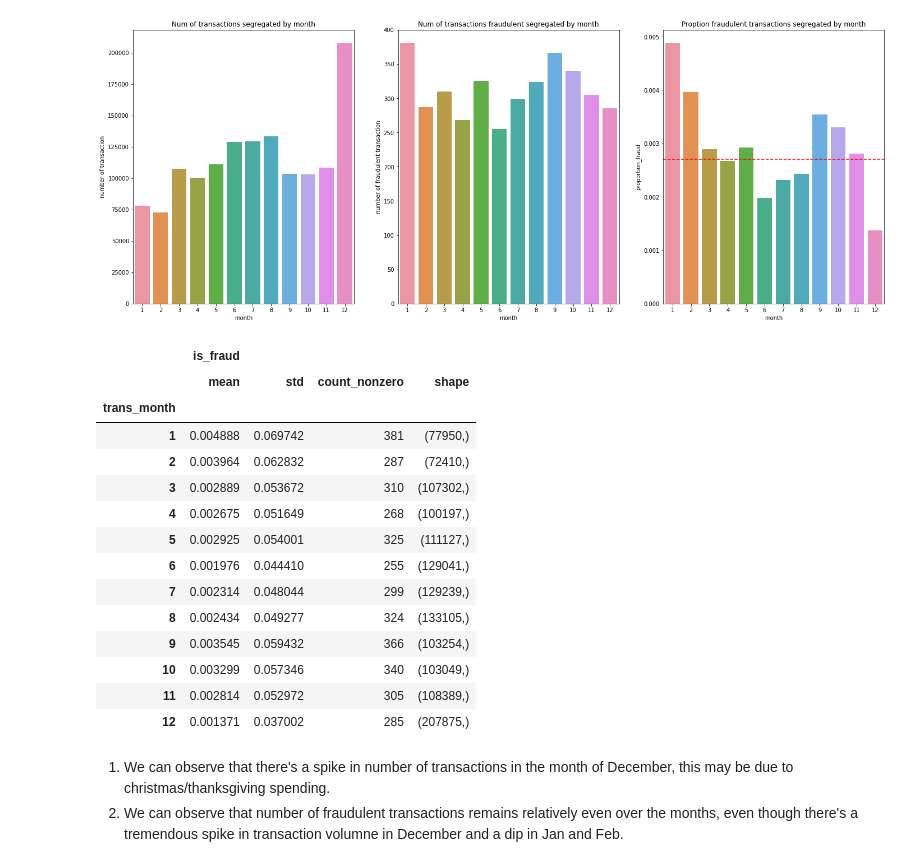
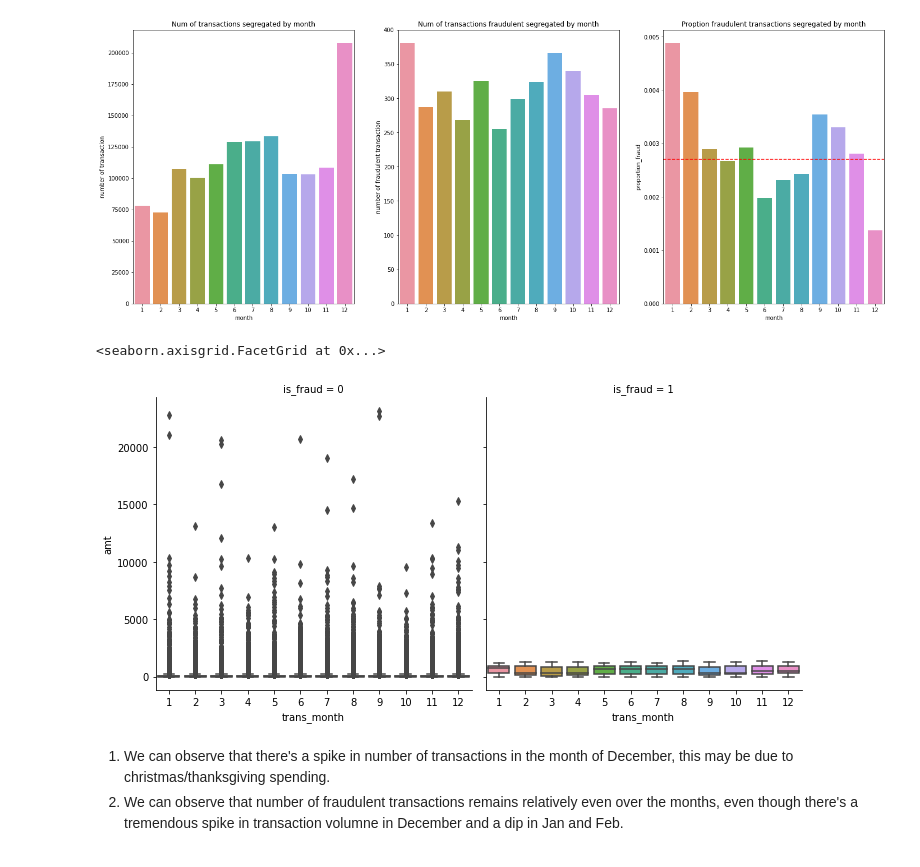
Before and after one commit to ngcheeyuan/Fraud_Detection_Capstone, a Jupyter notebook: Capstone.ipynb, the cells around one changed output. Drawn from its saved outputs; the diff is of its cells as text; code cells hidden in the pictures.

```diff
--- a/Capstone.ipynb
+++ b/Capstone.ipynb
@@ -240,24 +234,18 @@ ax[2].axhline(y=df['is_fraud'].mean(), color='r', linestyle ="--")
 # %% [output]
 <matplotlib.lines.Line2D at 0x...>
 [figure]
-# %%
-df.groupby('trans_month').agg({'is_fraud':[np.mean,np.std,np.count_nonzero,np.shape]})
-# %% [output]
-|  | is_fraud |  |  |  |
-|  | mean | std | count_nonzero | shape |
-| trans_month |  |  |  |  |
-| 1 | 0.004888 | 0.069742 | 381 | (77950,) |
-| 2 | 0.003964 | 0.062832 | 287 | (72410,) |
-| 3 | 0.002889 | 0.053672 | 310 | (107302,) |
-| 4 | 0.002675 | 0.051649 | 268 | (100197,) |
-| 5 | 0.002925 | 0.054001 | 325 | (111127,) |
-| 6 | 0.001976 | 0.044410 | 255 | (129041,) |
-| 7 | 0.002314 | 0.048044 | 299 | (129239,) |
-| 8 | 0.002434 | 0.049277 | 324 | (133105,) |
-| 9 | 0.003545 | 0.059432 | 366 | (103254,) |
-| 10 | 0.003299 | 0.057346 | 340 | (103049,) |
-| 11 | 0.002814 | 0.052972 | 305 | (108389,) |
-| 12 | 0.001371 | 0.037002 | 285 | (207875,) |
+# %%
+sns.catplot(data=df.reset_index(),
+            x ='trans_month',
+            y = 'amt',
+            col='is_fraud',
+            kind='box',
+            col_wrap=2,
+            facet_kws=dict(sharey=False)
+            )
+# %% [output]
+<seaborn.axisgrid.FacetGrid at 0x...>
+[figure, added]
 # %% [markdown]
 1. We can observe that there's a spike in number of transactions in the month of December, this may be due to christmas/thanksgiving spending.
 2. We can observe that number of fraudulent transactions remains relatively even over the months, even though there's a tremendous spike in transaction volumne in December and a dip in Jan and Feb.
```
Also changed, not shown: parts of 42 cells of this notebook.
